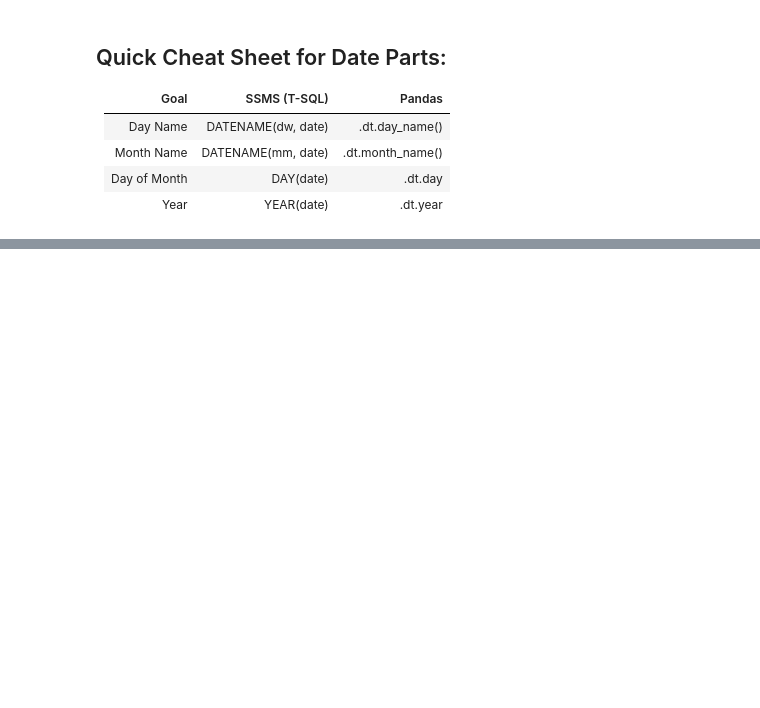
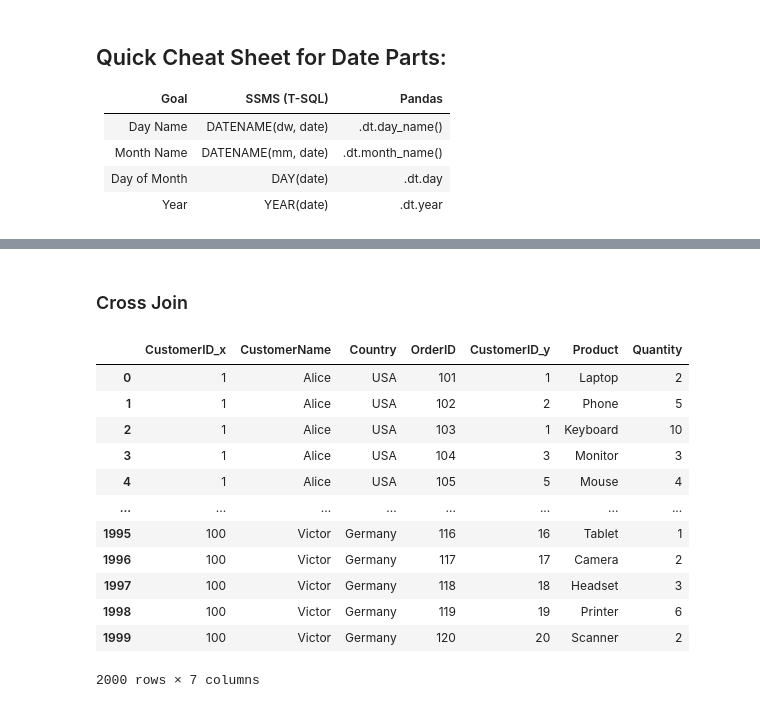
Before and after one commit to bhavsarsahil/Data_Anaylst_Practice, a Jupyter notebook: Data_Analyst_Practice/SQL/Pandas_With_SQL.ipynb, the cells around one changed output, grey strips where cells are left out. Cells and saved outputs as stored; diff of their text form; code cells hidden in the pictures; blank space fills up the shorter version.

```diff
--- a/Data_Analyst_Practice/SQL/Pandas_With_SQL.ipynb
+++ b/Data_Analyst_Practice/SQL/Pandas_With_SQL.ipynb
@@ -244,0 +400,19 @@ result
+# %% [markdown]
+### Cross Join
+# %%
+df_merge = pd.merge(df_Customers,df_Local_Orders, how='cross')
+df_merge
+# %% [output]
+|  | CustomerID_x | CustomerName | Country | OrderID | CustomerID_y | Product | Quantity |
+| 0 | 1 | Alice | USA | 101 | 1 | Laptop | 2 |
+| 1 | 1 | Alice | USA | 102 | 2 | Phone | 5 |
+| 2 | 1 | Alice | USA | 103 | 1 | Keyboard | 10 |
+| 3 | 1 | Alice | USA | 104 | 3 | Monitor | 3 |
+| 4 | 1 | Alice | USA | 105 | 5 | Mouse | 4 |
+| ... | ... | ... | ... | ... | ... | ... | ... |
+| 1995 | 100 | Victor | Germany | 116 | 16 | Tablet | 1 |
+| 1996 | 100 | Victor | Germany | 117 | 17 | Camera | 2 |
+| 1997 | 100 | Victor | Germany | 118 | 18 | Headset | 3 |
+| 1998 | 100 | Victor | Germany | 119 | 19 | Printer | 6 |
+| 1999 | 100 | Victor | Germany | 120 | 20 | Scanner | 2 |
+2000 rows × 7 columns
```
Also changed, not shown: parts of 17 cells of this notebook.
